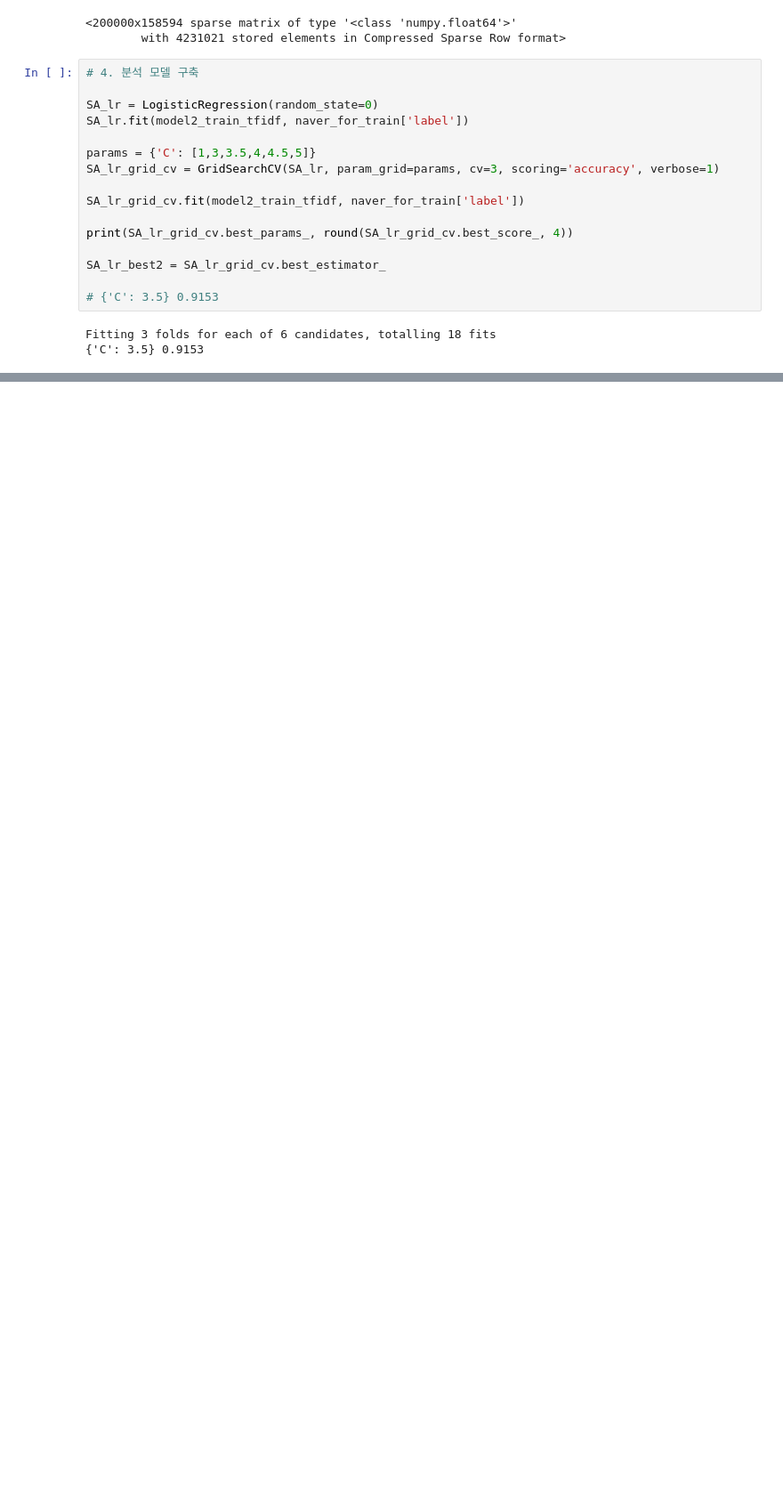
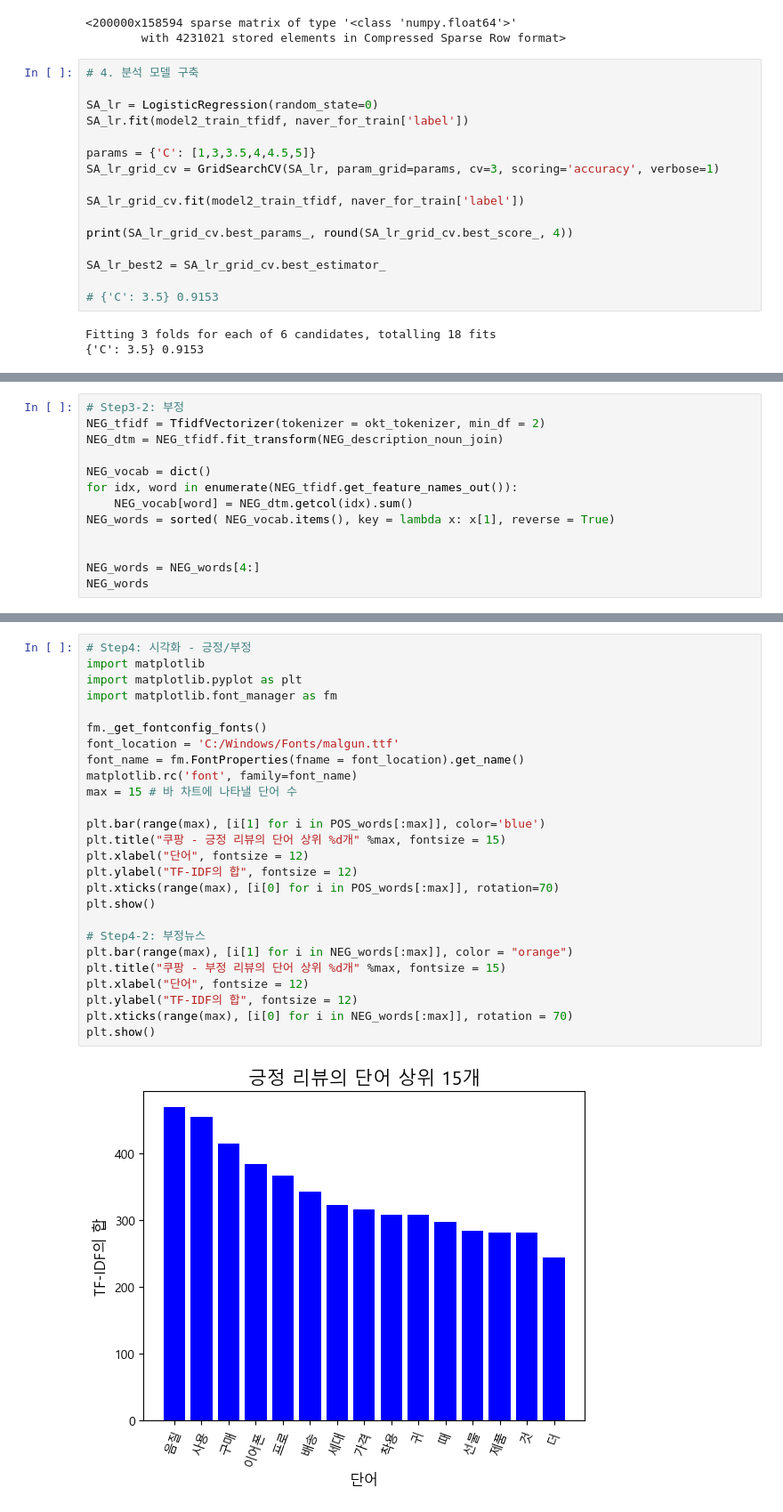
Before and after one commit to marioahn/NoZeus, a Jupyter notebook: HJ/3. main/2. sentiment_analysis_model2.ipynb, the cells around one changed output, grey strips where cells are left out. Shown at 89% size. Cells and saved outputs as stored; diff of their text form; blank space fills up the shorter version.

Commit message:
finished_visualization_model2

```diff
--- a/HJ/3. main/2. sentiment_analysis_model2.ipynb
+++ b/HJ/3. main/2. sentiment_analysis_model2.ipynb
@@ -118,0 +195,13 @@ print('감성 분석 모델의 정확도 : ', round(accuracy_score(coupang_for_t
+# %%
+# Step3-2: 부정
+NEG_tfidf = TfidfVectorizer(tokenizer = okt_tokenizer, min_df = 2)
+NEG_dtm = NEG_tfidf.fit_transform(NEG_description_noun_join)
+
+NEG_vocab = dict()
+for idx, word in enumerate(NEG_tfidf.get_feature_names_out()):
+    NEG_vocab[word] = NEG_dtm.getcol(idx).sum()
+NEG_words = sorted( NEG_vocab.items(), key = lambda x: x[1], reverse = True)
+
+
+NEG_words = NEG_words[4:]
+NEG_words
@@ -118,0 +226,28 @@ print('감성 분석 모델의 정확도 : ', round(accuracy_score(coupang_for_t
+# %%
+# Step4: 시각화 - 긍정/부정
+import matplotlib
+import matplotlib.pyplot as plt
+import matplotlib.font_manager as fm
+
+fm._get_fontconfig_fonts()
+font_location = 'C:/Windows/Fonts/malgun.ttf'
+font_name = fm.FontProperties(fname = font_location).get_name()
+matplotlib.rc('font', family=font_name)
+max = 15 # 바 차트에 나타낼 단어 수
+
+plt.bar(range(max), [i[1] for i in POS_words[:max]], color='blue')
+plt.title("쿠팡 - 긍정 리뷰의 단어 상위 %d개" %max, fontsize = 15)
+plt.xlabel("단어", fontsize = 12)
+plt.ylabel("TF-IDF의 합", fontsize = 12)
+plt.xticks(range(max), [i[0] for i in POS_words[:max]], rotation=70)
+plt.show()
+
+# Step4-2: 부정뉴스
+plt.bar(range(max), [i[1] for i in NEG_words[:max]], color = "orange")
+plt.title("쿠팡 - 부정 리뷰의 단어 상위 %d개" %max, fontsize = 15)
+plt.xlabel("단어", fontsize = 12)
+plt.ylabel("TF-IDF의 합", fontsize = 12)
+plt.xticks(range(max), [i[0] for i in NEG_words[:max]], rotation = 70)
+plt.show()
+# %% [output]
+[figure, added]
```
Also changed, not shown: parts of 19 cells of this notebook, 6 other files.
